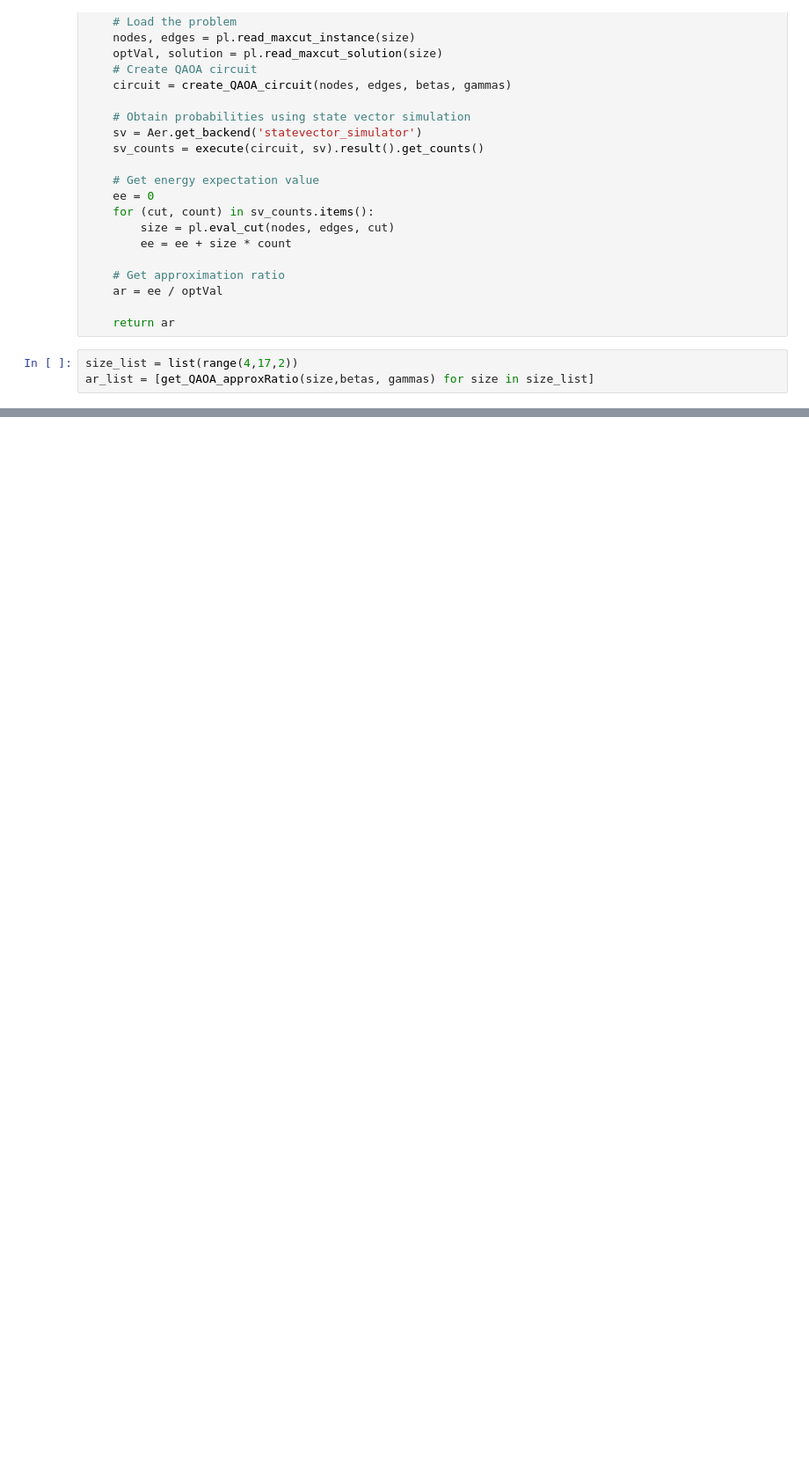
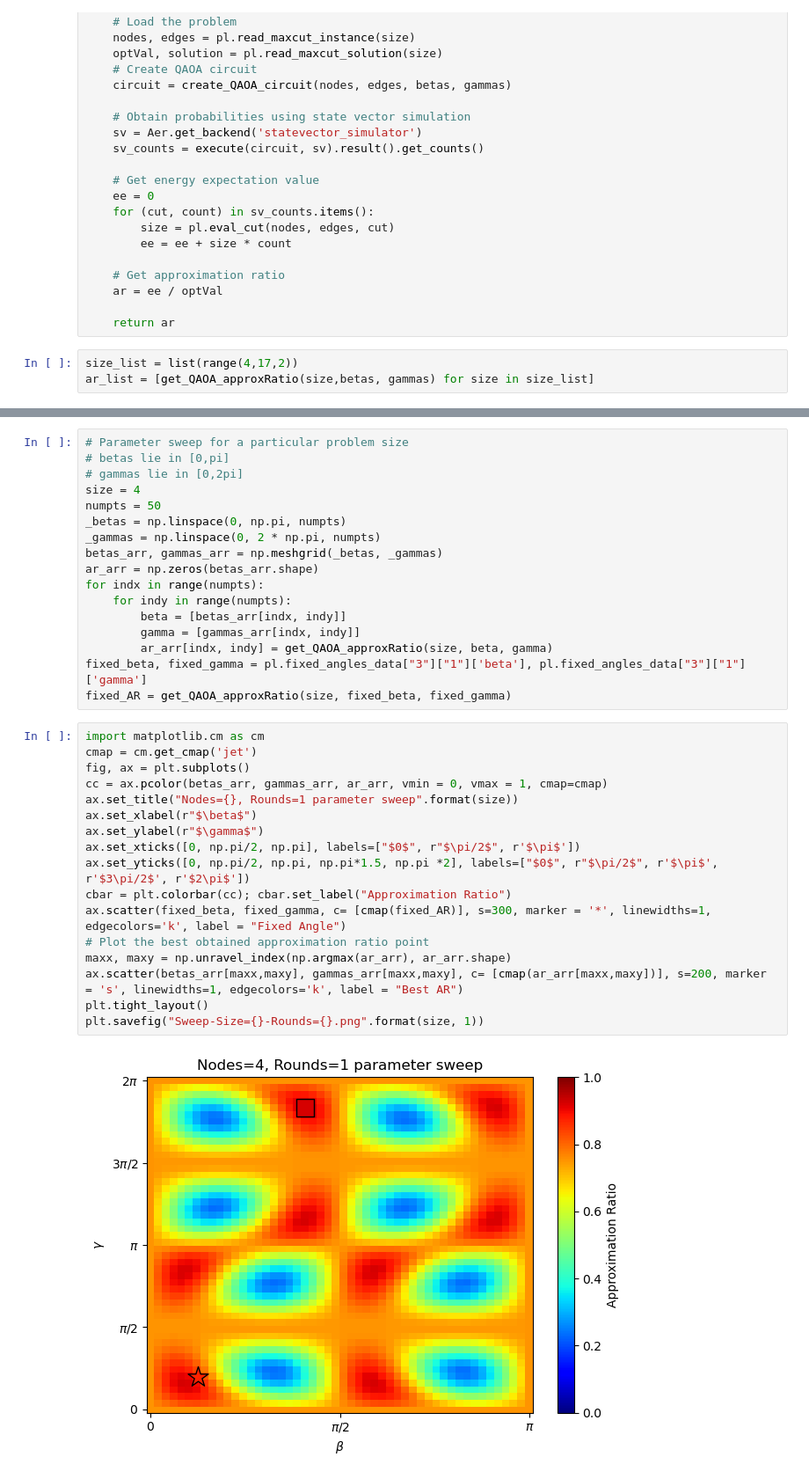
Before and after one commit to quantumquad/qaoa_fixed_angle_tests, a Jupyter notebook: fixed-angles.ipynb, the cells around one changed output, grey strips where cells are left out. Shown: that part at 88% size. Saved outputs shown, nothing was run; the diff lists cells and outputs as text; blank space fills up the shorter version.

Commit message:
added parameter sweep figure+computation

```diff
--- a/fixed-angles.ipynb
+++ b/fixed-angles.ipynb
@@ -84,0 +84,36 @@ plt.savefig("Rounds={}.png".format(rounds))
+# %%
+# Parameter sweep for a particular problem size
+# betas lie in [0,pi]
+# gammas lie in [0,2pi]
+size = 4
+numpts = 50
+_betas = np.linspace(0, np.pi, numpts)
+_gammas = np.linspace(0, 2 * np.pi, numpts)
+betas_arr, gammas_arr = np.meshgrid(_betas, _gammas)
+ar_arr = np.zeros(betas_arr.shape)
+for indx in range(numpts):
+    for indy in range(numpts):
+        beta = [betas_arr[indx, indy]]
+        gamma = [gammas_arr[indx, indy]]
+        ar_arr[indx, indy] = get_QAOA_approxRatio(size, beta, gamma)
+fixed_beta, fixed_gamma = pl.fixed_angles_data["3"]["1"]['beta'], pl.fixed_angles_data["3"]["1"]['gamma']
+fixed_AR = get_QAOA_approxRatio(size, fixed_beta, fixed_gamma)
+# %%
+import matplotlib.cm as cm
+cmap = cm.get_cmap('jet')
+fig, ax = plt.subplots()
+cc = ax.pcolor(betas_arr, gammas_arr, ar_arr, vmin = 0, vmax = 1, cmap=cmap)
+ax.set_title("Nodes={}, Rounds=1 parameter sweep".format(size))
+ax.set_xlabel(r"$\beta$")
+ax.set_ylabel(r"$\gamma$")
+ax.set_xticks([0, np.pi/2, np.pi], labels=["$0$", r"$\pi/2$", r'$\pi$'])
+ax.set_yticks([0, np.pi/2, np.pi, np.pi*1.5, np.pi *2], labels=["$0$", r"$\pi/2$", r'$\pi$', r'$3\pi/2$', r'$2\pi$'])
+cbar = plt.colorbar(cc); cbar.set_label("Approximation Ratio")
+ax.scatter(fixed_beta, fixed_gamma, c= [cmap(fixed_AR)], s=300, marker = '*', linewidths=1, edgecolors='k', label = "Fixed Angle")
+# Plot the best obtained approximation ratio point
+maxx, maxy = np.unravel_index(np.argmax(ar_arr), ar_arr.shape)
+ax.scatter(betas_arr[maxx,maxy], gammas_arr[maxx,maxy], c= [cmap(ar_arr[maxx,maxy])], s=200, marker = 's', linewidths=1, edgecolors='k', label = "Best AR")
+plt.tight_layout()
+plt.savefig("Sweep-Size={}-Rounds={}.png".format(size, 1))
+# %% [output]
+[figure, added]
```
Also changed, not shown: parts of 1 cell of this notebook.
